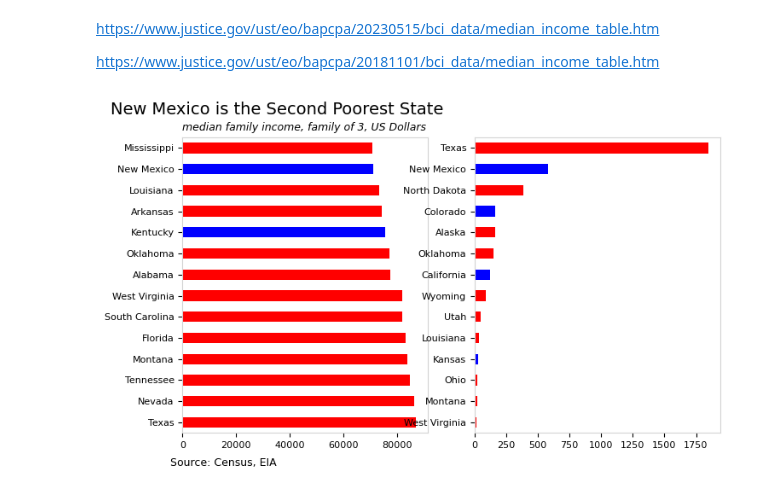
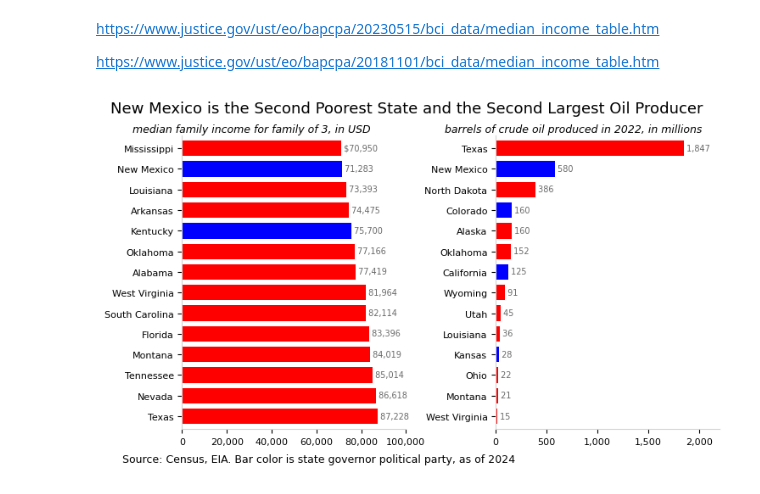
Before and after one commit to bdecon/blog_posts, a Jupyter notebook: New_Mexico_Oil/New_Mexico_Oil.ipynb, the cells around one changed output. Cells and saved outputs as stored; diff of their text form; code cells hidden in the pictures.

```diff
--- a/New_Mexico_Oil/New_Mexico_Oil.ipynb
+++ b/New_Mexico_Oil/New_Mexico_Oil.ipynb
@@ -161,24 +169,46 @@ oil22['Production'] = oil22['Production'] / 1_000
 # %%
 # Combine data
 res = vals.reset_index().merge(party[['STATE', 'Key']]).merge(oil22).set_index('STATE')
 res.index.name = ''
 res.loc['Louisiana', 'Key'] = 'R'
 res['Color'] = ['blue' if i == 'D' else 'red' for i in res['Key']]
 sl = res.iloc[:14].iloc[::-1]
 pr = res.sort_values(by='Production', ascending=False).iloc[:14].iloc[::-1]
 # Create chart
 fig, (ax1, ax2) = plt.subplots(nrows=1, ncols=2, figsize=(7, 4))
-fig.subplots_adjust(wspace=1.4)
-plt.tight_layout()
-sl['3 PEOPLE'].plot(kind='barh', color=sl['Color'], ax=ax1)
-pr['Production'].plot(kind='barh', color=pr['Color'], ax=ax2)
+fig.tight_layout(w_pad=5)
+ax1.spines[['right', 'top']].set_visible(False)
+ax2.spines[['right', 'top']].set_visible(False)
+sl['3 PEOPLE'].plot(kind='barh', color=sl['Color'], ax=ax1, width=0.75)
+for i, val in enumerate(sl['3 PEOPLE']):
+    txt = f' ${val:,.0f}' if i == 13 else f' {val:,.0f}'
+    ax1.text(val, i-0.1, txt, size=7, color='dimgray')
+xticks = [0, 20000, 40000, 60000, 80000, 100000]
+xlabels = [f'{i:,.0f}' for i in xticks]
+ax1.set_xticks(xticks)
+ax1.set_xticklabels(xlabels)
+ax1.set_xlim(0, 100000)
+pr['Production'].plot(kind='barh', color=pr['Color'], ax=ax2, width=0.75)
+for i, val in enumerate(pr['Production']):
+    txt = f' {val:,.0f}'
+    ax2.text(val, i-0.1, txt, size=7, color='dimgray')
+xticks = [0, 500, 1000, 1500, 2000]
+xlabels = [f'{i:,.0f}' for i in xticks]
+ax2.set_xticks(xticks)
+ax2.set_xticklabels(xlabels)
+ax2.set_xlim(0, 2200)
+
 # Titles and footers
-fig.text(-0.06, 1.02, 'New Mexico is the Second Poorest State', size=14)
-subtitle = ('median family income, family of 3, US Dollars')
-ax1.set_title(subtitle, loc='left', size=9, style='italic')
-footer = ('Source: Census, EIA')
-fig.text(0.04, -0.01, footer, size=9)
+title = ('New Mexico is the Second Poorest State and '+
+         'the Second Largest Oil Producer')
+fig.text(-0.06, 1.02, title, size=13)
+subtitle = ('median family income for family of 3, in USD')
+ax1.text(-22000, 13.8, subtitle, size=9, style='italic')
+subtitle2 = ('barrels of crude oil produced in 2022, in millions')
+ax2.text(-500, 13.8, subtitle2, size=9, style='italic')
+footer = ('Source: Census, EIA. Bar color is state governor political party, as of 2024')
+fig.text(-0.04, -0.01, footer, size=9)
 plt.savefig('chart2.png', bbox_inches='tight')
 plt.show()
 # %% [output]
-[figure, old version]
+[figure, new version]
```
Also changed, not shown: parts of 7 cells of this notebook, 10 other files.
